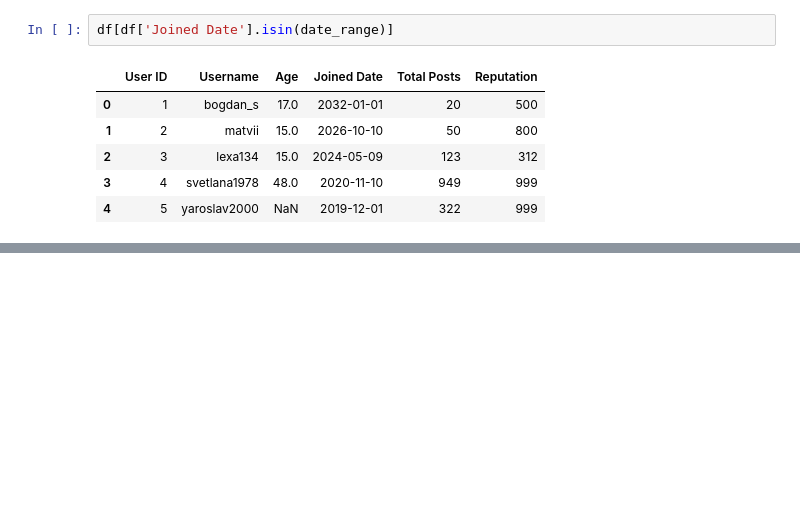
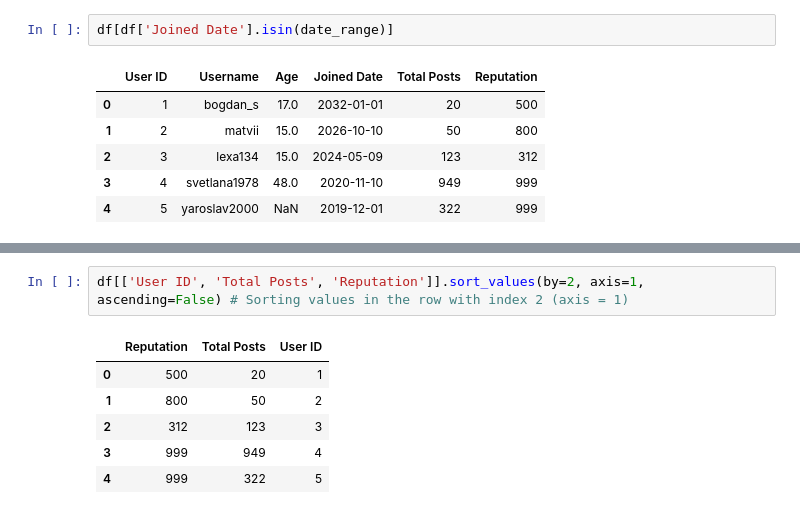
Before and after one commit to MatviySysoiev/Pandas-Learning, a Jupyter notebook: Pandas Filtering and Sorting.ipynb, the cells around one changed output, grey strips where cells are left out. Cells and saved outputs as stored; diff of their text form; blank space fills up the shorter version.

```diff
--- a/Pandas Filtering and Sorting.ipynb
+++ b/Pandas Filtering and Sorting.ipynb
@@ -156,0 +179,9 @@ df[df['Joined Date'].isin(date_range)]
+# %%
+df[['User ID', 'Total Posts', 'Reputation']].sort_values(by=2, axis=1, ascending=False) # Sorting values in the row with index 2 (axis = 1)
+# %% [output]
+|  | Reputation | Total Posts | User ID |
+| 0 | 500 | 20 | 1 |
+| 1 | 800 | 50 | 2 |
+| 2 | 312 | 123 | 3 |
+| 3 | 999 | 949 | 4 |
+| 4 | 999 | 322 | 5 |
```
Also changed, not shown: parts of 4 cells of this notebook.
